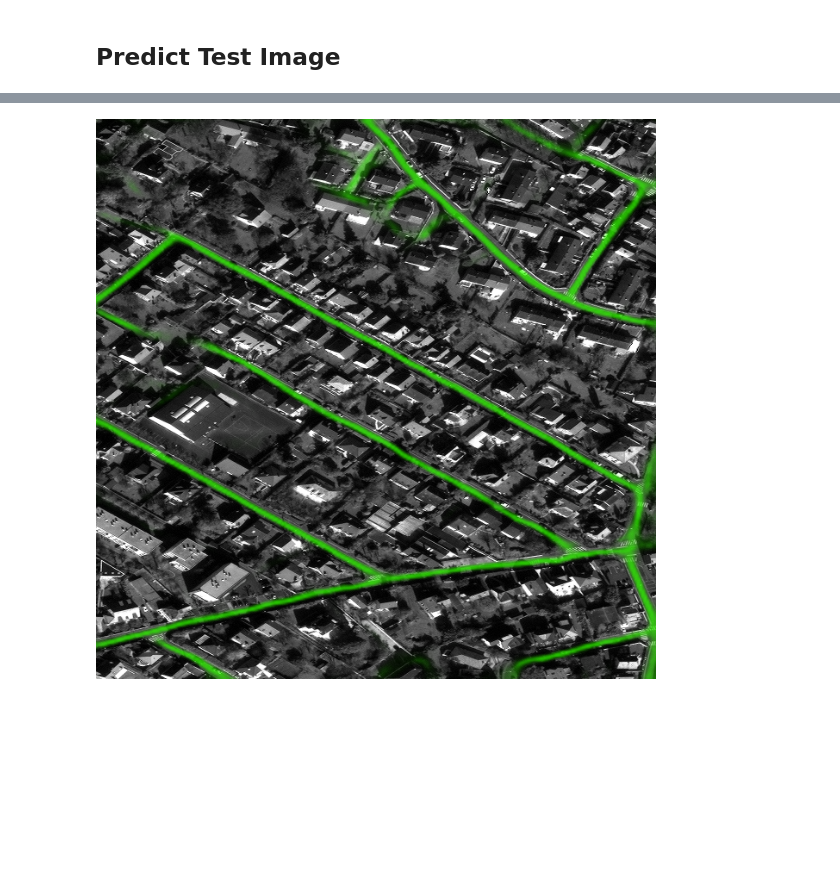
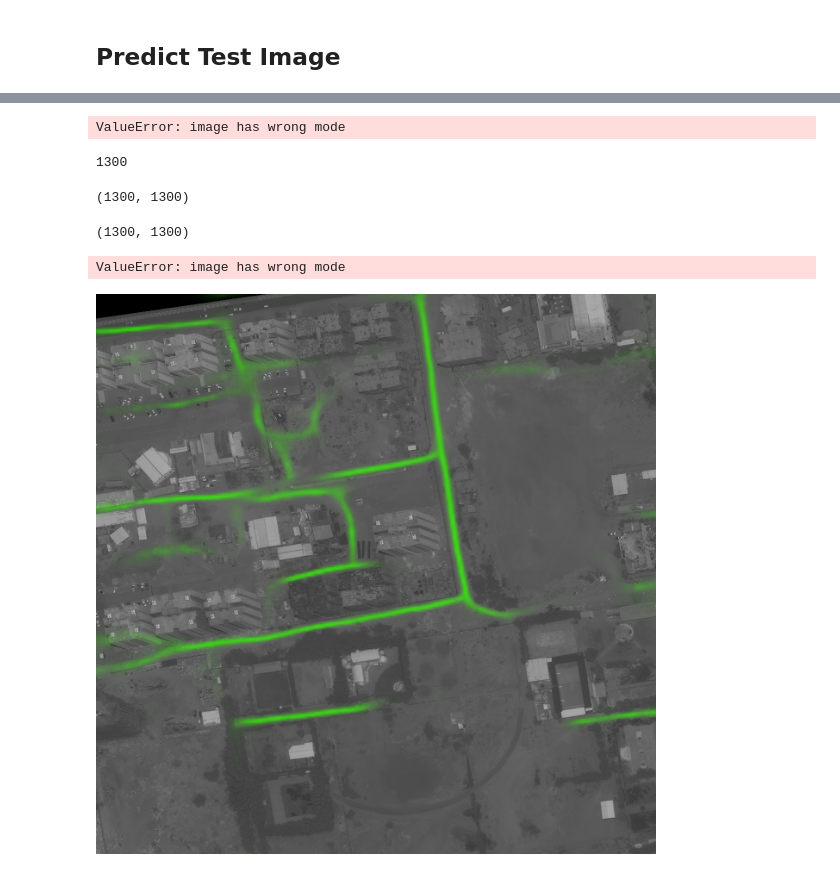
Before and after one commit to cwdavenport/road_id, a Jupyter notebook: trainUnet.ipynb, the cells around one changed output, grey strips where cells are left out. Cells and saved outputs as stored; diff of their text form; code cells hidden in the pictures; blank space fills up the shorter version.

Commit message:
Update Mask Fixed max color

```diff
--- a/trainUnet.ipynb
+++ b/trainUnet.ipynb
@@ -119,7 +119,7 @@ maskImg
 PANDim = (PANImg.width, PANImg.height)
 maskImgResize = maskImg.resize(PANDim)
 
-comp = Image.alpha_composite(PANImgT,maskImgResize)
+comp = Image.alpha_composite(PANImg,maskImgResize)
 comp
 # %% [output]
-[figure, removed]
+ValueError: image has wrong mode
@@ -125,0 +128,4 @@ comp
+# %%
+PANImg.width
+# %% [output]
+1300
@@ -125,0 +135,39 @@ comp
+# %%
+PANDim
+# %% [output]
+(1300, 1300)
+# %%
+maskImgResize.size
+# %% [output]
+(1300, 1300)
+# %%
+Image.alpha_composite(PANImg,maskImgResize)
+# %% [output]
+ValueError: image has wrong mode
+# %%
+
+predRe = pred.reshape(256,256)
+maskArrThresh = np.zeros((predRe.shape[0], predRe.shape[1], 4))
+maskArrThresh[:,:, 0] = 50
+maskArrThresh[:,:, 1] = 255
+maskArrThresh[:,:, 2] = 0
+for row in range(0, predRe.shape[0]):
+    for col in range(0, predRe.shape[1]):
+        maskArrThresh[row, col, 0] = 50
+        maskArrThresh[row, col, 1] = 255
+        maskArrThresh[row, col, 2] = 0
+        maskArrThresh[row, col, 3] = int(maskArr[row, col] * 255)
+maskArrThresh = maskArrThresh.astype("uint8")
+maskImg = Image.fromarray(maskArrThresh, 'RGBA')
+
+PANImg = Image.open(PANImgPath)
+PANImgT = PANImg.convert('RGBA')
+
+PANDim = (PANImgT.width, PANImgT.height)
+maskImgRe = maskImg.resize(PANDim)
+
+comp = Image.alpha_composite(PANImgT, maskImgRe)
+# %%
+comp
+# %% [output]
+[figure, added]
```
Also changed, not shown: parts of 5 cells of this notebook.
